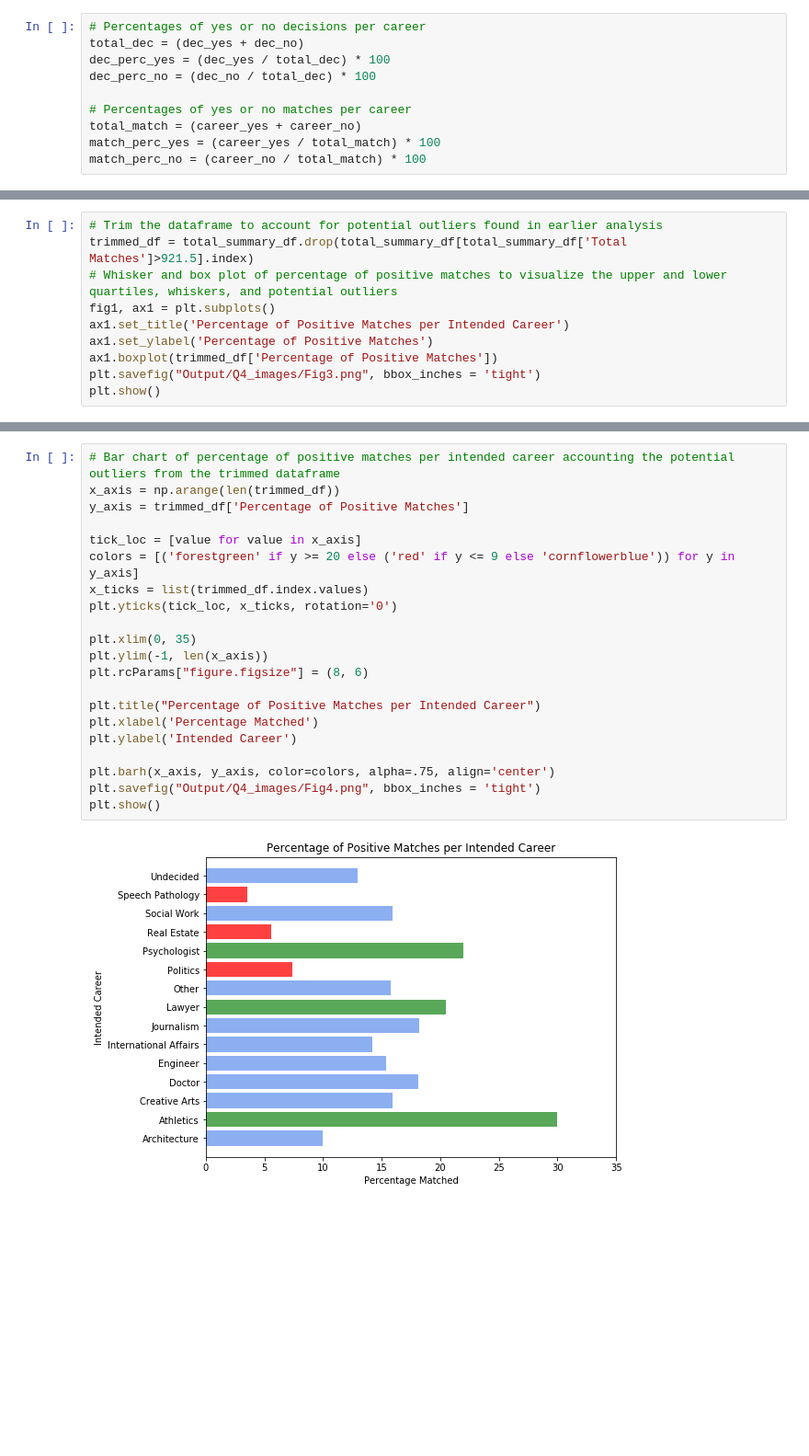
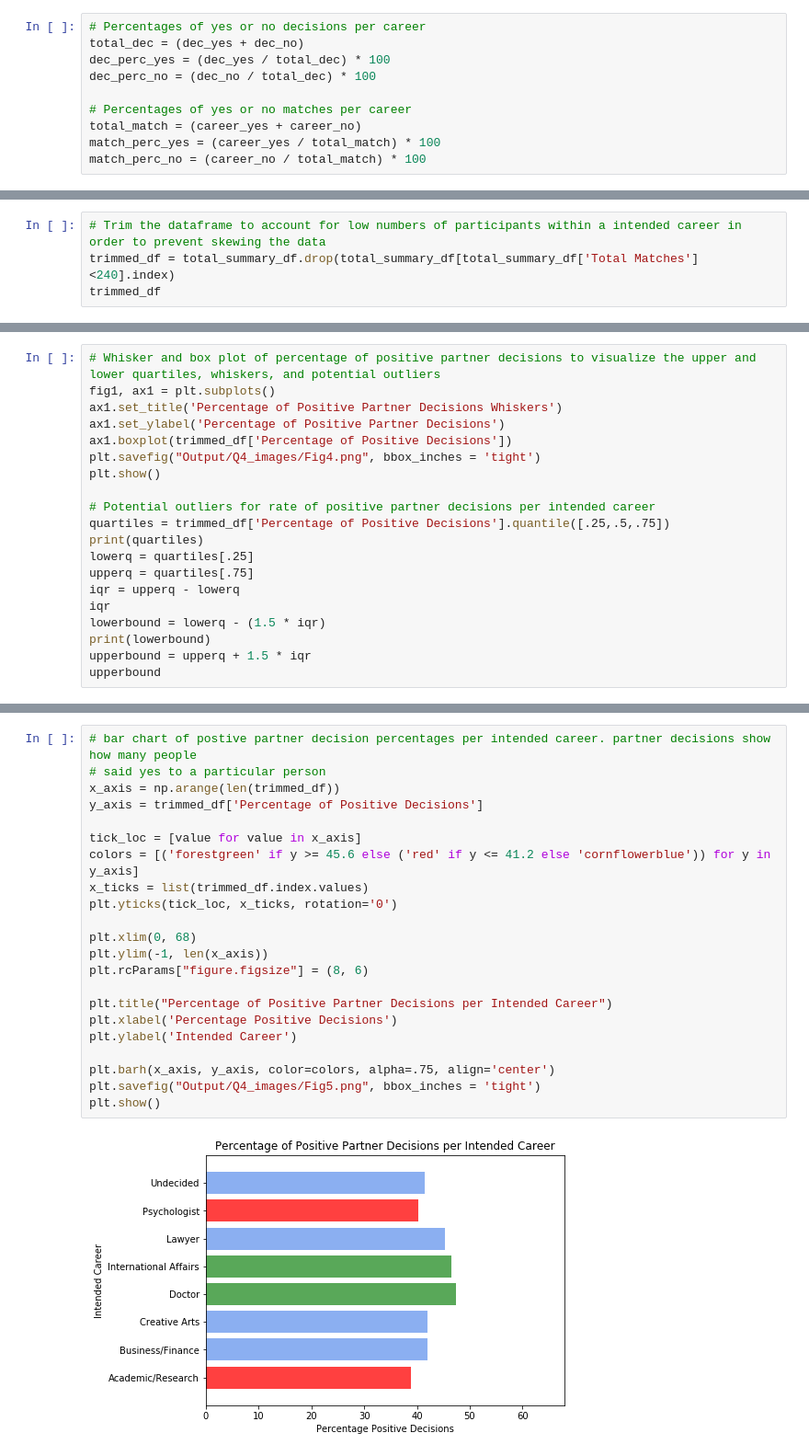
Before and after one commit to Nerdosth/SpeedDating, a Jupyter notebook: Question4.ipynb, the cells around one changed output, grey strips where cells are left out. Shown at 92% size. Drawn from its saved outputs; the diff is of its cells as text; blank space fills up the shorter version.

Commit message:
Final push of script and images

```diff
--- a/Question4.ipynb
+++ b/Question4.ipynb
@@ -140,3 +139,7 @@ total_summary_df
 | Social Work | 35 | 185 | 220 | 86 | ... |
 | Speech Pathology | 1 | 27 | 28 | 4 | ... |
 | Undecided | 45 | 302 | 347 | 144 | ... |
+# %%
+# Trim the dataframe to account for low numbers of participants within a intended career in order to prevent skewing the data
+trimmed_df = total_summary_df.drop(total_summary_df[total_summary_df['Total Matches']<240].index)
+trimmed_df
@@ -185,11 +208,21 @@ plt.show()
 # %%
-# Trim the dataframe to account for potential outliers found in earlier analysis
-trimmed_df = total_summary_df.drop(total_summary_df[total_summary_df['Total Matches']>921.5].index)
-# Whisker and box plot of percentage of positive matches to visualize the upper and lower quartiles, whiskers, and potential outliers
+# Whisker and box plot of percentage of positive partner decisions to visualize the upper and lower quartiles, whiskers, and potential outliers
 fig1, ax1 = plt.subplots()
-ax1.set_title('Percentage of Positive Matches per Intended Career')
-ax1.set_ylabel('Percentage of Positive Matches')
-ax1.boxplot(trimmed_df['Percentage of Positive Matches'])
-plt.savefig("Output/Q4_images/Fig3.png", bbox_inches = 'tight')
+ax1.set_title('Percentage of Positive Partner Decisions Whiskers')
+ax1.set_ylabel('Percentage of Positive Partner Decisions')
+ax1.boxplot(trimmed_df['Percentage of Positive Decisions'])
+plt.savefig("Output/Q4_images/Fig4.png", bbox_inches = 'tight')
 plt.show()
+
+# Potential outliers for rate of positive partner decisions per intended career
+quartiles = trimmed_df['Percentage of Positive Decisions'].quantile([.25,.5,.75])
+print(quartiles)
+lowerq = quartiles[.25]
+upperq = quartiles[.75]
+iqr = upperq - lowerq
+iqr
+lowerbound = lowerq - (1.5 * iqr)
+print(lowerbound)
+upperbound = upperq + 1.5 * iqr
+upperbound
 # %% [output]
@@ -197,23 +236,24 @@ plt.show()
 # %%
-# Bar chart of percentage of positive matches per intended career accounting the potential outliers from the trimmed dataframe
+# bar chart of postive partner decision percentages per intended career. partner decisions show how many people
+# said yes to a particular person
 x_axis = np.arange(len(trimmed_df))
-y_axis = trimmed_df['Percentage of Positive Matches']
+y_axis = trimmed_df['Percentage of Positive Decisions']
 
 tick_loc = [value for value in x_axis]
-colors = [('forestgreen' if y >= 20 else ('red' if y <= 9 else 'cornflowerblue')) for y in y_axis]
+colors = [('forestgreen' if y >= 45.6 else ('red' if y <= 41.2 else 'cornflowerblue')) for y in y_axis]
 x_ticks = list(trimmed_df.index.values)
 plt.yticks(tick_loc, x_ticks, rotation='0')
 
-plt.xlim(0, 35)
+plt.xlim(0, 68)
 plt.ylim(-1, len(x_axis))
 plt.rcParams["figure.figsize"] = (8, 6)
 
-plt.title("Percentage of Positive Matches per Intended Career")
-plt.xlabel('Percentage Matched')
+plt.title("Percentage of Positive Partner Decisions per Intended Career")
+plt.xlabel('Percentage Positive Decisions')
 plt.ylabel('Intended Career')
 
 plt.barh(x_axis, y_axis, color=colors, alpha=.75, align='center')
-plt.savefig("Output/Q4_images/Fig4.png", bbox_inches = 'tight')
+plt.savefig("Output/Q4_images/Fig5.png", bbox_inches = 'tight')
 plt.show()
 # %% [output]
-[figure, old version]
+[figure, new version]
```
Also changed, not shown: parts of 16 cells of this notebook, 7 other files.
